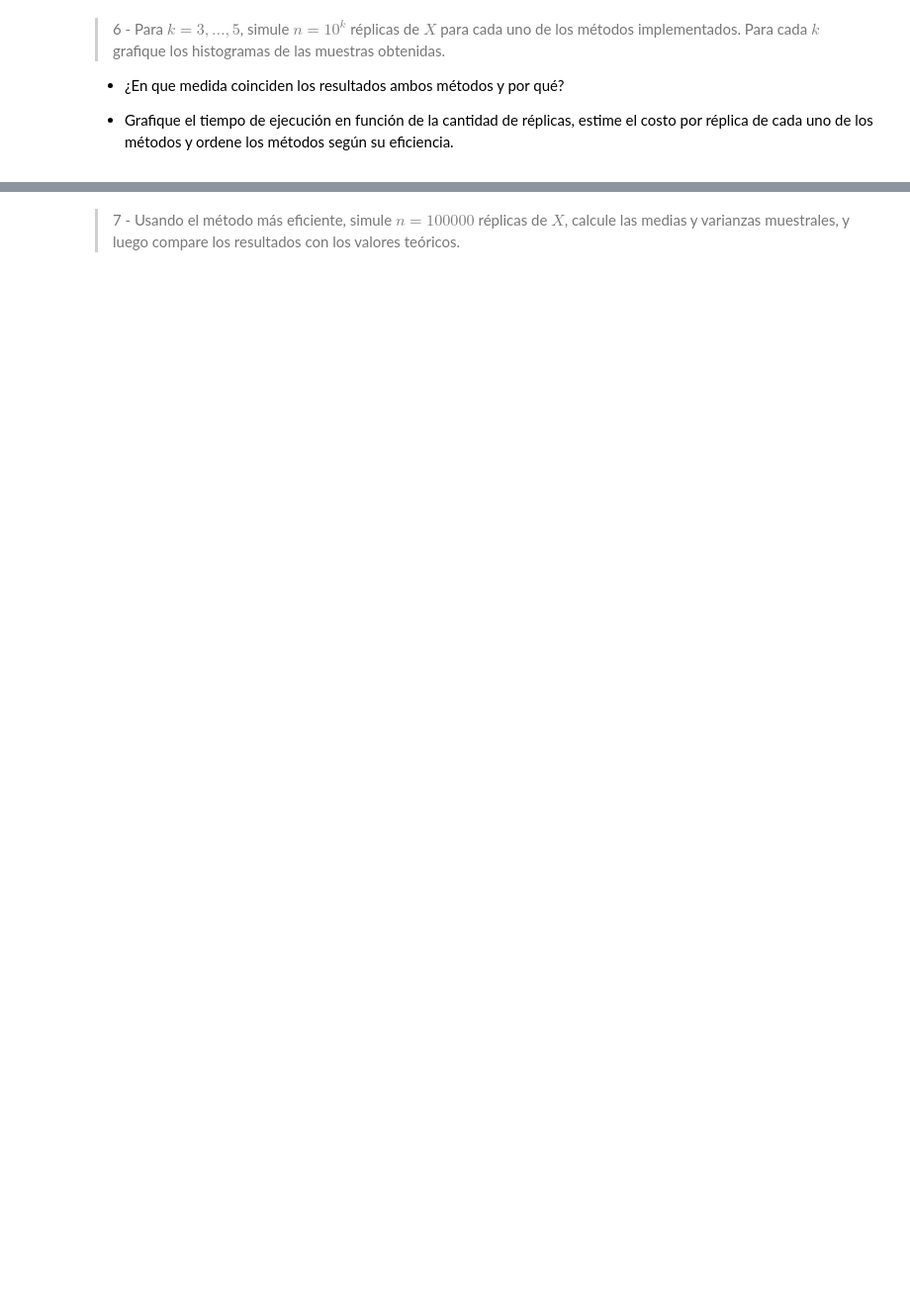
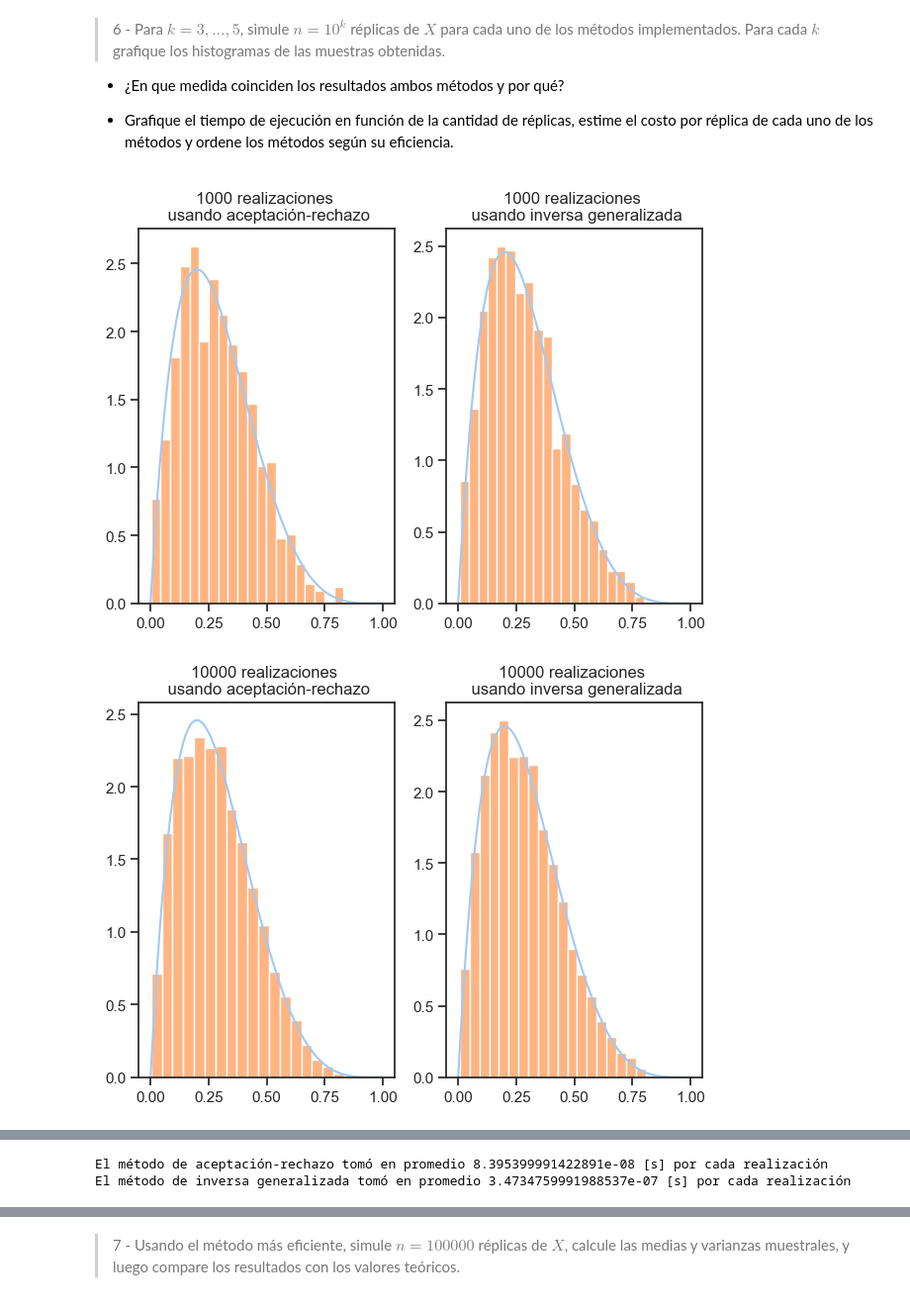
Before and after one commit to Miguel-Escobar/Sim-Estocastica, a Jupyter notebook: Lab 1/lab1.ipynb, the cells around one changed output, grey strips where cells are left out. Shown at 99% size. Drawn from its saved outputs; the diff is of its cells as text; code cells hidden in the pictures; blank space fills up the shorter version.

```diff
--- a/Lab 1/lab1.ipynb
+++ b/Lab 1/lab1.ipynb
@@ -435,3 +437,71 @@ print(len(beta_sample))
 - ¿En que medida coinciden los resultados ambos métodos y por qué?
 
 - Grafique el tiempo de ejecución en función de la cantidad de réplicas, estime el costo por réplica de cada uno de los métodos y ordene los métodos según su eficiencia.
+# %%
+from time import perf_counter
+
+def sample_acceptance_rejection(n, densityfunc, kbound): # Necesario para obtener precisamente n realizaciones de la variable aleatoria.
+    uniformsample1 = uniforme(int(kbound*n), 'numpy')
+    uniformsample2 = uniforme(int(kbound*n), 'numpy')
+    sample = aceptaciónRechazo(densityfunc, kbound, uniformsample1, uniformsample2)
+    while len(sample) < n:
+        nsimulations = n - len(sample)
+        uniformsample1 = uniforme(int(kbound*nsimulations), 'numpy')
+        uniformsample2 = uniforme(int(kbound*nsimulations), 'numpy')
+        sample = np.concatenate((sample, aceptaciónRechazo(densityfunc, kbound, uniformsample1, uniformsample2)))
+    return sample[:n]
+
+def sampling_preformance(nrepeats, samplingfunc, sample_size=1000):
+    t1 = perf_counter()
+    for _ in range(nrepeats):
+        samplingfunc(sample_size)
+    t2 = perf_counter()
+    return (t2 - t1)/nrepeats
+
+
+ns = [1000, 10_000, 100_000]
+
+for n in ns:
+    ar_beta_sample = sample_acceptance_rejection(n, beta_density, kbound)
+    gi_beta_sample = newtonRhapson(beta_distribution, beta_density, uniforme(n, 'numpy'))
+
+    fig = plt.figure()
+    ax1 = fig.add_subplot(121)
+    ax2 = fig.add_subplot(122)
+
+    ax1.set_title(f'{n} realizaciones \n usando aceptación-rechazo')
+    ax2.set_title(f'{n} realizaciones \n usando inversa generalizada')
+
+    ax1.plot(np.linspace(0, 1, 100), beta_density(np.linspace(0, 1, 100)))
+    ax2.plot(np.linspace(0, 1, 100), beta_density(np.linspace(0, 1, 100)))
+
+    ax1.hist(ar_beta_sample, density=True, bins=20)
+    ax2.hist(gi_beta_sample, density=True, bins=20)
+
+    fig.tight_layout()
+    plt.show()
+
+
+# nrepeats = 1000
+
+# ar_time = sampling_preformance(nrepeats, lambda n: sample_acception_rejection(n, beta_density, kbound))
+# gi_time = sampling_preformance(nrepeats, lambda n: newtonRhapson(beta_distribution, beta_density, uniforme(n, 'numpy')))
+
+# print(f'El método de aceptación-rechazo tomó en promedio {ar_time} [s]')
+# print(f'El método de inversa generalizada tomó en promedio {gi_time} [s]')
+# print(f'El método de la inversa generalizada tomó en promedio {gi_time/ar_time} veces más que el método de aceptación-rechazo')
+
+timefig = plt.figure()
+ax = timefig.add_subplot(111)
+ax.plot(ns, [sampling_preformance(100, lambda n: sample_acceptance_rejection(n, beta_density, kbound), sample_size=size) for size in ns], label='Aceptación-rechazo')
+ax.plot(ns, [sampling_preformance(100, lambda n: newtonRhapson(beta_distribution, beta_density, uniforme(n, 'numpy')), sample_size=size) for size in ns], label='Inversa generalizada')
+ax.set_xlabel('Tamaño de la muestra')
+ax.set_ylabel('Tiempo [s]')
+ax.legend()
+plt.show()
+
+print(f'El método de aceptación-rechazo tomó en promedio {sampling_preformance(1000, lambda n: sample_acceptance_rejection(n, beta_density, kbound))/1000} [s] por cada realización')
+print(f'El método de inversa generalizada tomó en promedio {sampling_preformance(1000, lambda n: newtonRhapson(beta_distribution, beta_density, uniforme(n, "numpy")))/1000} [s] por cada realización')
+# %% [output]
+[figure, added]
+[figure, added]
@@ -437,0 +510,2 @@ print(len(beta_sample))
+El método de aceptación-rechazo tomó en promedio 8.395399991422891e-08 [s] por cada realización
+El método de inversa generalizada tomó en promedio 3.4734759991988537e-07 [s] por cada realización
```
Also changed, not shown: parts of 13 cells of this notebook.
